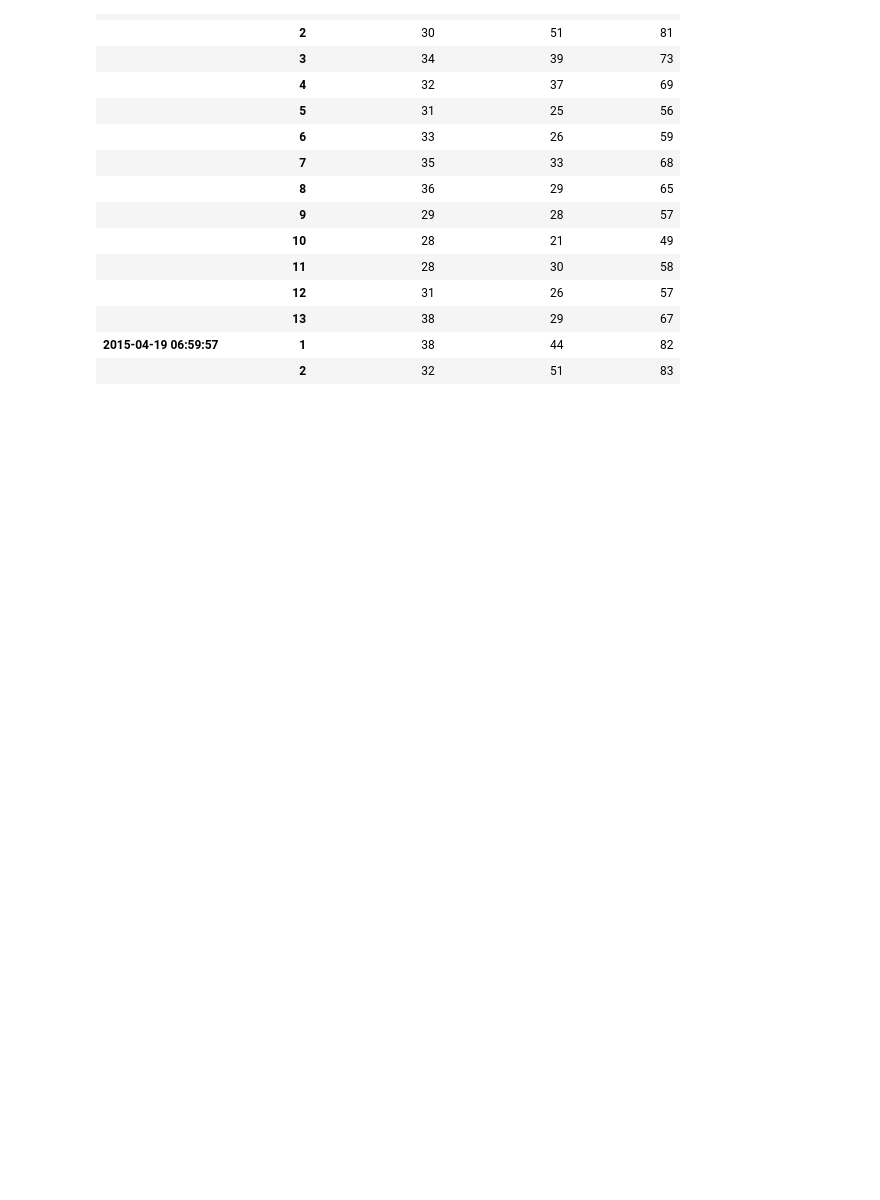
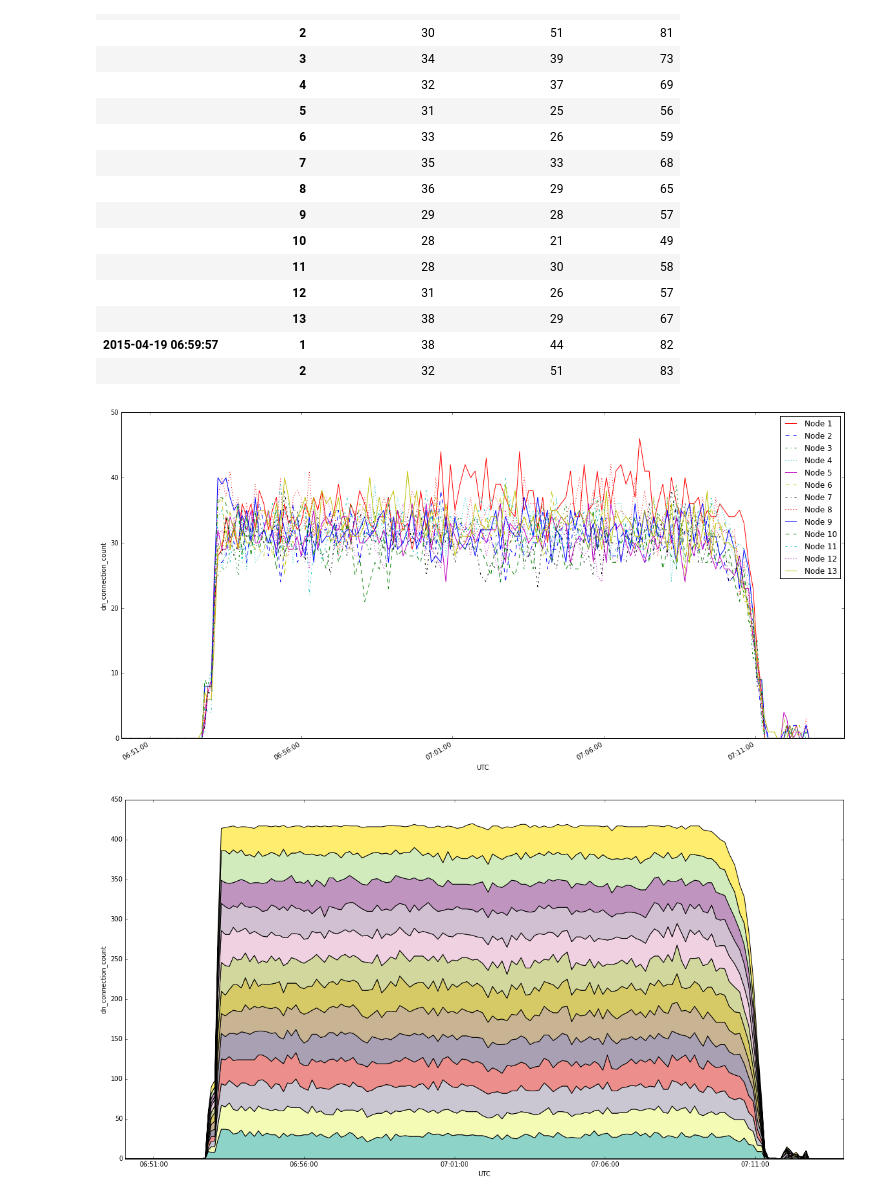
Before and after one commit to claudiofahey/hdfsstats, a Jupyter notebook: analyze-isilon-hdfs-connections.ipynb, the cells around one changed output. Saved outputs shown, nothing was run; the diff lists cells and outputs as text; code cells hidden in the pictures; blank space fills up the shorter version.

```diff
--- a/analyze-isilon-hdfs-connections.ipynb
+++ b/analyze-isilon-hdfs-connections.ipynb
@@ -133,4 +133,10 @@ hdfsstats_df.ix[988:1003]
 |  | 13 | 38 | 29 | 67 |
 | 2015-04-19 06:59:57 | 1 | 38 | 44 | 82 |
 |  | 2 | 32 | 51 | 83 |
+# %%
+# Plot connection counts
+plot_df = plot_hdfsstats(hdfsstats_df)
+# %% [output]
+[figure, added]
+[figure, added]
 # %%
```
Also changed, not shown: parts of 2 cells of this notebook, 1 other file.
